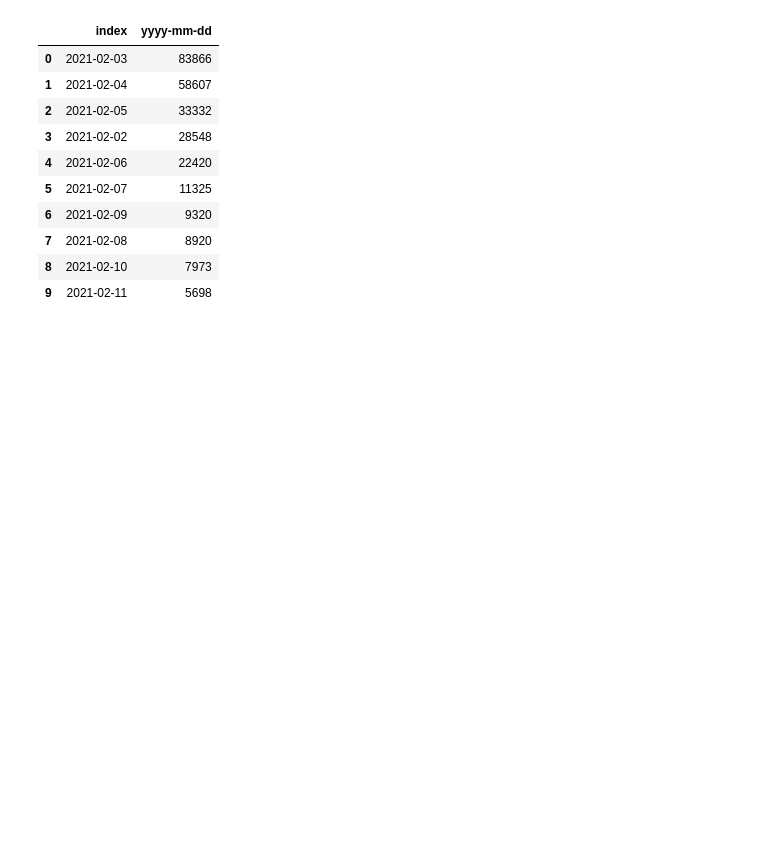
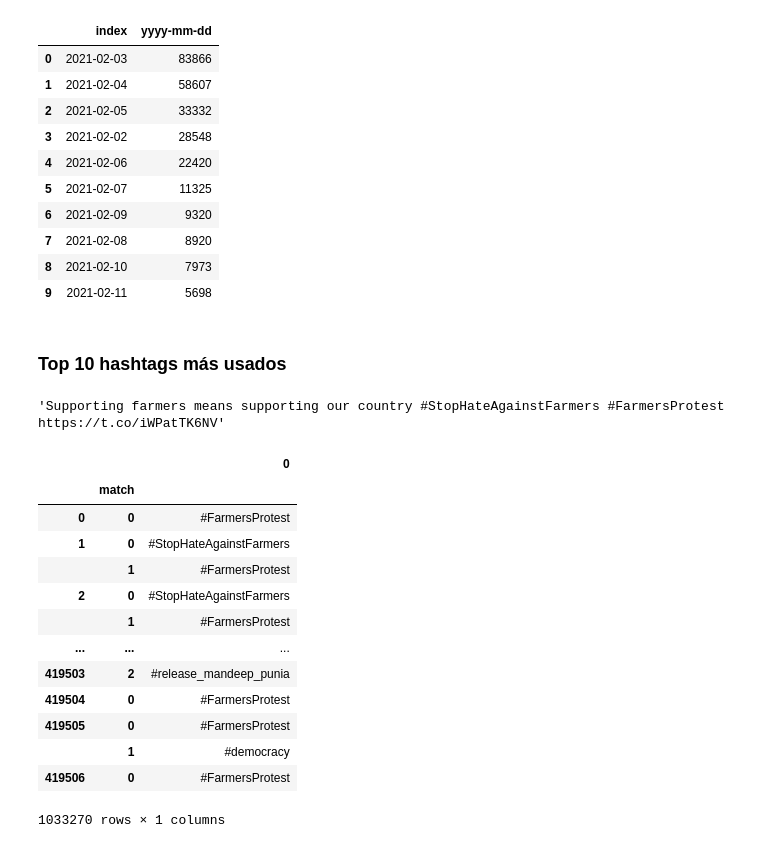
Before and after one commit to mjgarrido1/gitflow_actitivy, a Jupyter notebook: activity.ipynb, the cells around one changed output. Saved outputs shown, nothing was run; the diff lists cells and outputs as text; code cells hidden in the pictures; blank space fills up the shorter version.

Commit message:
add top 10 most used hashtags

```diff
--- a/activity.ipynb
+++ b/activity.ipynb
@@ -88,3 +88,28 @@ data['yyyy-mm-dd'].value_counts().sort_values(ascending=False).head(10).reset_in
 | 7 | 2021-02-08 | 8920 |
 | 8 | 2021-02-10 | 7973 |
 | 9 | 2021-02-11 | 5698 |
+# %% [markdown]
+### Top 10 hashtags más usados
+# %%
+data.iloc[1].content
+# %% [output]
+'Supporting farmers means supporting our country #StopHateAgainstFarmers #FarmersProtest https://t.co/iWPatTK6NV'
+# %%
+hashtags = data['content'].str.extractall(r"(#\S+)")
+# %%
+hashtags
+# %% [output]
+|  |  | 0 |
+|  | match |  |
+| 0 | 0 | #FarmersProtest |
+| 1 | 0 | #StopHateAgainstFarmers |
+|  | 1 | #FarmersProtest |
+| 2 | 0 | #StopHateAgainstFarmers |
+|  | 1 | #FarmersProtest |
+| ... | ... | ... |
+| 419503 | 2 | #release_mandeep_punia |
+| 419504 | 0 | #FarmersProtest |
+| 419505 | 0 | #FarmersProtest |
+|  | 1 | #democracy |
+| 419506 | 0 | #FarmersProtest |
+1033270 rows × 1 columns
```
Also changed, not shown: parts of 1 cell of this notebook.
